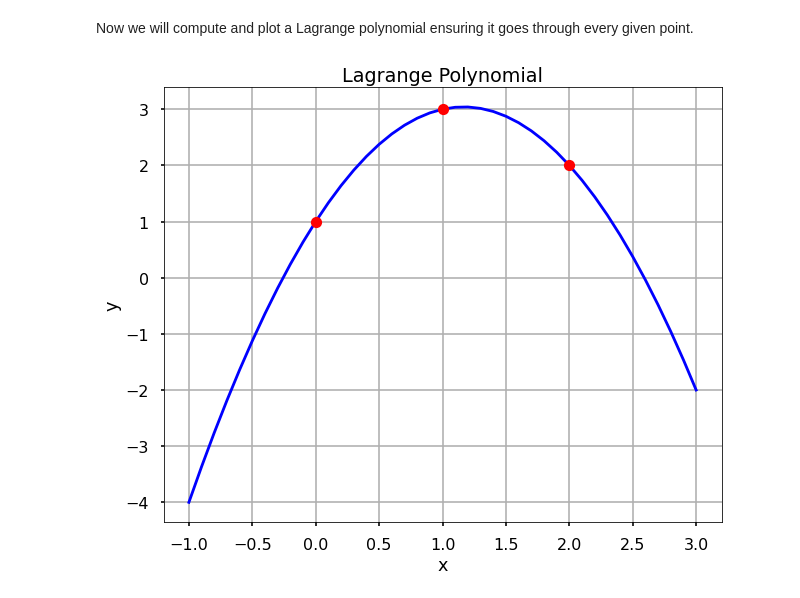
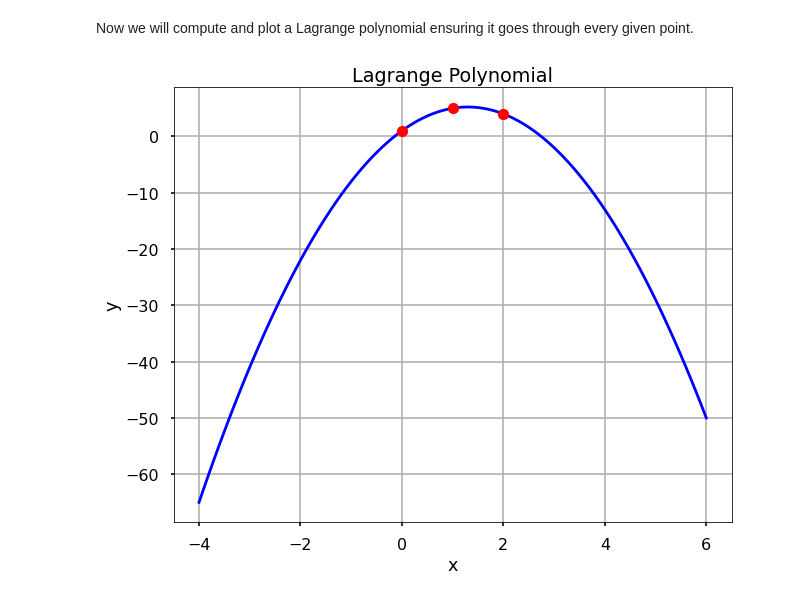
Before and after one commit to SamariaSpringfield/MAT421_, a Jupyter notebook: chapter17.ipynb, the cells around one changed output. Cells and saved outputs as stored; diff of their text form; code cells hidden in the pictures.

```diff
--- a/chapter17.ipynb
+++ b/chapter17.ipynb
@@ -105,7 +107,7 @@ import matplotlib.pyplot as plt
 plt.style.use('seaborn-poster')
 # %%
 x = [0, 1, 2]
-y = [1, 3, 2]
+y = [1, 5, 4]
 P1_coeff = [1,-1.5,.5]
 P2_coeff = [0, 2,-1]
 P3_coeff = [0,-.5,.5]
@@ -115,7 +117,7 @@ P1 = poly.Polynomial(P1_coeff)
 P2 = poly.Polynomial(P2_coeff)
 P3 = poly.Polynomial(P3_coeff)
 
-x_new = np.arange(-1.0, 3.1, 0.1)
+x_new = np.arange(-4.0, 6.1, 0.1)
 
 fig = plt.figure(figsize = (10,8))
 plt.plot(x_new, P1(x_new), 'b', label = 'P1')
@@ -134,14 +136,14 @@ plt.show()
 # %% [markdown]
 Now we will compute and plot a Lagrange polynomial ensuring it goes through every given point.
 # %%
-L = P1 + 3*P2 + 2*P3
+L = P1 + 5*P2 + 4*P3
 
 fig = plt.figure(figsize = (10,8))
 plt.plot(x_new, L(x_new), 'b', x, y, 'ro')
 plt.title('Lagrange Polynomial')
 plt.grid()
 plt.xlabel('x')
 plt.ylabel('y')
 plt.show()
 # %% [output]
-[figure, old version]
+[figure, new version]
```
Also changed, not shown: parts of 6 cells of this notebook.
